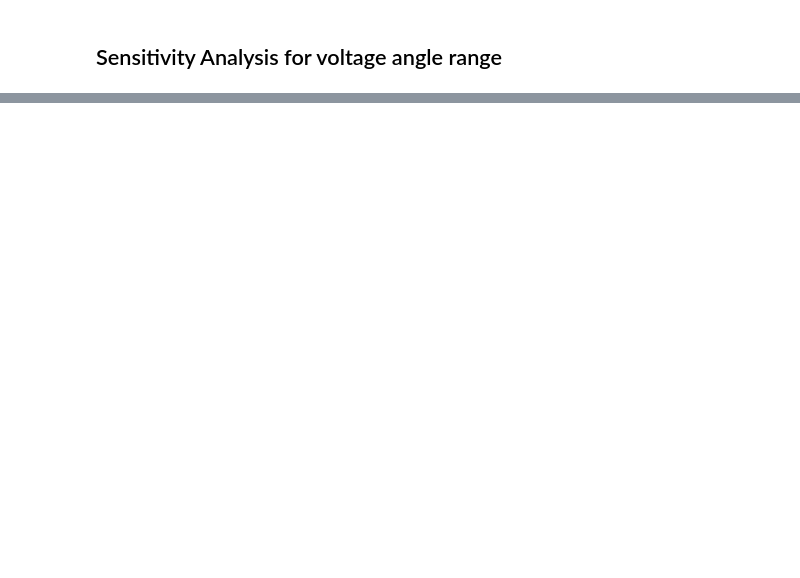
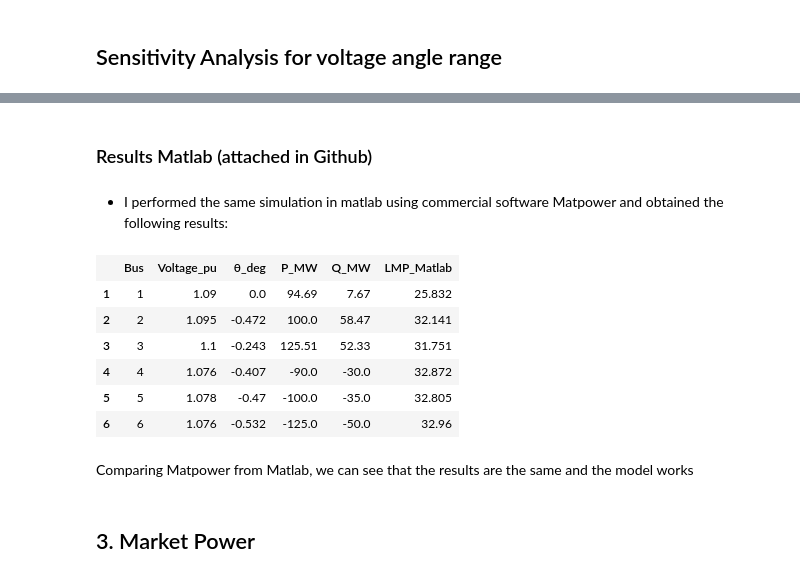
Before and after one commit to coquetm/CMiE-2017-Manuel-Coquet, a Jupyter notebook: Manuel_Coquet_Final_Project.ipynb, the cells around one changed output, grey strips where cells are left out. Drawn from its saved outputs; the diff is of its cells as text; code cells hidden in the pictures; blank space fills up the shorter version.

```diff
--- a/Manuel_Coquet_Final_Project.ipynb
+++ b/Manuel_Coquet_Final_Project.ipynb
@@ -476,0 +882,21 @@ Solving an OPF is necessary to determine the optimal operation and planning of t
+# %% [markdown]
+### Results Matlab (attached in Github)
+# %% [markdown]
+- I performed the same simulation in matlab using commercial software Matpower and obtained the following results:
+# %%
+v_mat = [1.090,1.095,1.100,1.076, 1.078,1.076]; v_θ = [0.000,-0.472,-0.243,-0.407, -0.470,-0.532];
+p_mat = [94.69,100.00,125.51,-90.00,-100.00,-125.00]; q_mat = [7.67,58.47,52.33,-30.00, -35.00,-50.00];
+LMP_mat = [25.832,32.141,31.751,32.872,32.805,32.960]
+Matlab = DataFrame(Bus = 1:6, Voltage_pu = v_mat, θ_deg = v_θ, P_MW = p_mat, Q_MW = q_mat, LMP_Matlab = LMP_mat)
+# %% [output]
+|  | Bus | Voltage_pu | θ_deg | P_MW | Q_MW | LMP_Matlab |
+| 1 | 1 | 1.09 | 0.0 | 94.69 | 7.67 | 25.832 |
+| 2 | 2 | 1.095 | -0.472 | 100.0 | 58.47 | 32.141 |
+| 3 | 3 | 1.1 | -0.243 | 125.51 | 52.33 | 31.751 |
+| 4 | 4 | 1.076 | -0.407 | -90.0 | -30.0 | 32.872 |
+| 5 | 5 | 1.078 | -0.47 | -100.0 | -35.0 | 32.805 |
+| 6 | 6 | 1.076 | -0.532 | -125.0 | -50.0 | 32.96 |
+# %% [markdown]
+Comparing Matpower from Matlab, we can see that the results are the same and the model works
+# %% [markdown]
+## 3. Market Power
```
Also changed, not shown: parts of 64 cells of this notebook, 2 other files.
